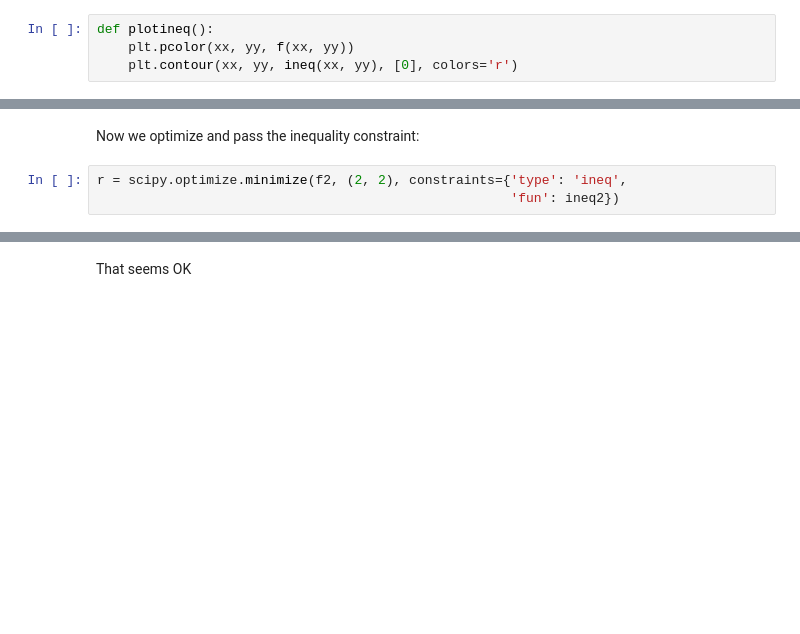
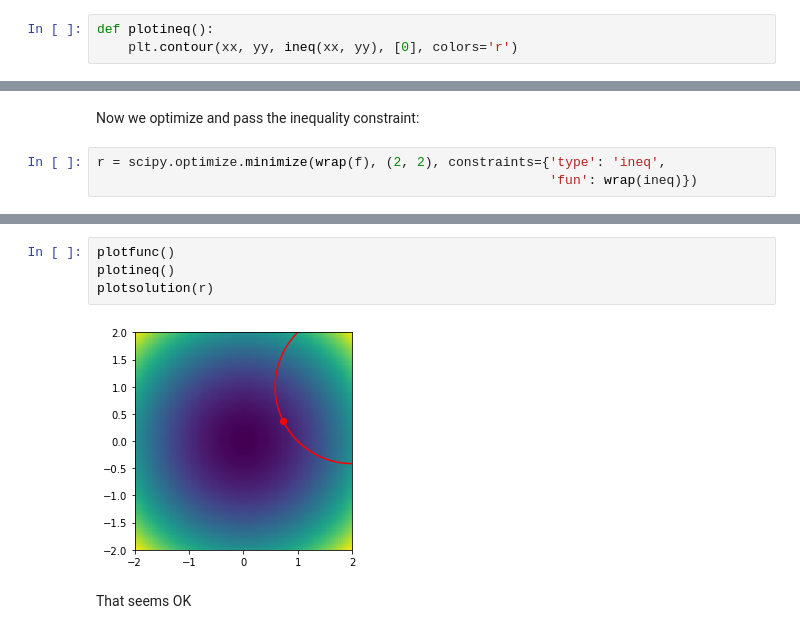
Before and after one commit to alchemyst/CSS-420-Workbooks, a Jupyter notebook: Constrained optimisation.ipynb, the cells around one changed output, grey strips where cells are left out. Drawn from its saved outputs; the diff is of its cells as text; blank space fills up the shorter version.

```diff
--- a/Constrained optimisation.ipynb
+++ b/Constrained optimisation.ipynb
@@ -88,5 +97,4 @@ def ineq2(p):
 We can visualise the region with a contour
 # %%
 def plotineq():
-    plt.pcolor(xx, yy, f(xx, yy))
     plt.contour(xx, yy, ineq(xx, yy), [0], colors='r')
@@ -97,5 +106,5 @@ plotineq()
 # %% [markdown]
 Now we optimize and pass the inequality constraint:
 # %%
-r = scipy.optimize.minimize(f2, (2, 2), constraints={'type': 'ineq',
-                                                     'fun': ineq2})
+r = scipy.optimize.minimize(wrap(f), (2, 2), constraints={'type': 'ineq',
+                                                          'fun': wrap(ineq)})
@@ -108,2 +111,8 @@ plt.scatter(r.x[0], r.x[1], color='r')
+# %%
+plotfunc()
+plotineq()
+plotsolution(r)
+# %% [output]
+[figure, added]
 # %% [markdown]
 That seems OK
```
Also changed, not shown: parts of 16 cells of this notebook, 1 other file.
